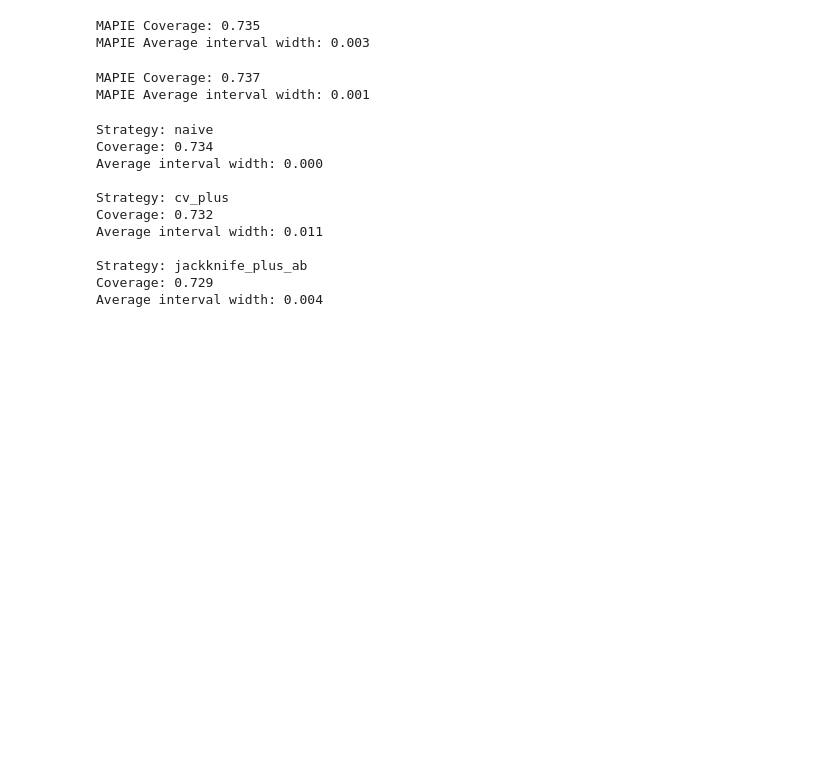
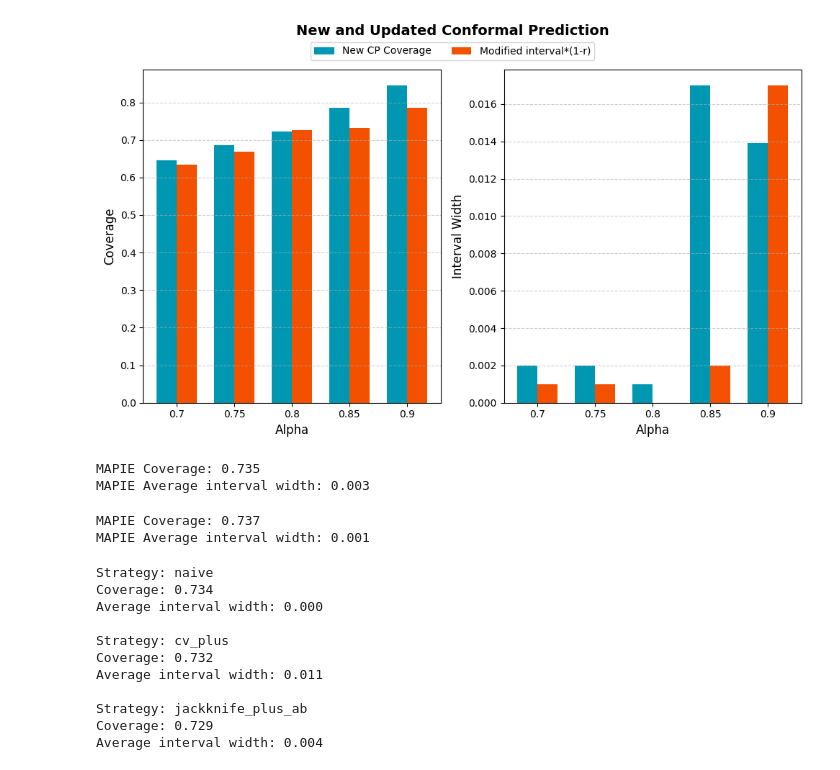
Before and after one commit to rdiazrincon/conformal_prediction_pd, a Jupyter notebook: conformal_pd_new.ipynb, the cells around one changed output. Saved outputs shown, nothing was run; the diff lists cells and outputs as text; code cells hidden in the pictures; blank space fills up the shorter version.

```diff
--- a/conformal_pd_new.ipynb
+++ b/conformal_pd_new.ipynb
@@ -265,3 +293,29 @@ plt.show()
+# %%
+width = 0.35  # Bar width
+x = np.arange(len(conformal_metrics_new["alpha"]))
+fig, (ax1, ax2) = plt.subplots(1,2,figsize=(10, 6))
+ax1.bar(x - width/2, conformal_metrics_new["coverage"], width, label='New CP Coverage', color='#0097B2')
+ax1.bar(x + width/2, conformal_metrics_modified["coverage"], width, label='Modified interval*(1-r)', color='#F35000')
+ax1.set_xticks(x)
+ax1.set_xticklabels(conformal_metrics_new["alpha"])
+ax1.set_xlabel('Alpha', fontsize=12)
+ax1.set_ylabel('Coverage', fontsize=12)
+ax1.grid(axis='y', linestyle='--', alpha=0.6)
+
+ax2.bar(x - width/2, conformal_metrics_new["interval_width"], width, color='#0097B2')
+ax2.bar(x + width/2, conformal_metrics_modified["interval_width"], width, color='#F35000')
+ax2.set_xticks(x)
+ax2.set_xticklabels(conformal_metrics_new["alpha"])
+ax2.set_xlabel('Alpha', fontsize=12)
+ax2.set_ylabel('Interval Width', fontsize=12)
+ax2.grid(axis='y', linestyle='--', alpha=0.6)
+handles, labels = ax1.get_legend_handles_labels()
+fig.legend(handles, labels, loc='upper center', ncol=2, fontsize=10, bbox_to_anchor=(0.5, 0.95), frameon=True)
+plt.tight_layout(rect=[0, 0, 1, 0.9])
+fig.suptitle('New and Updated Conformal Prediction', fontsize=14, weight='bold')
+plt.show()
+# %% [output]
+[figure, added]
 # %%
 def conformal_prediction_zero_inflated_mapie(X, y_binary, y_continuous, alpha_tilda=0.9):
     """
```
Also changed, not shown: parts of 8 cells of this notebook.
